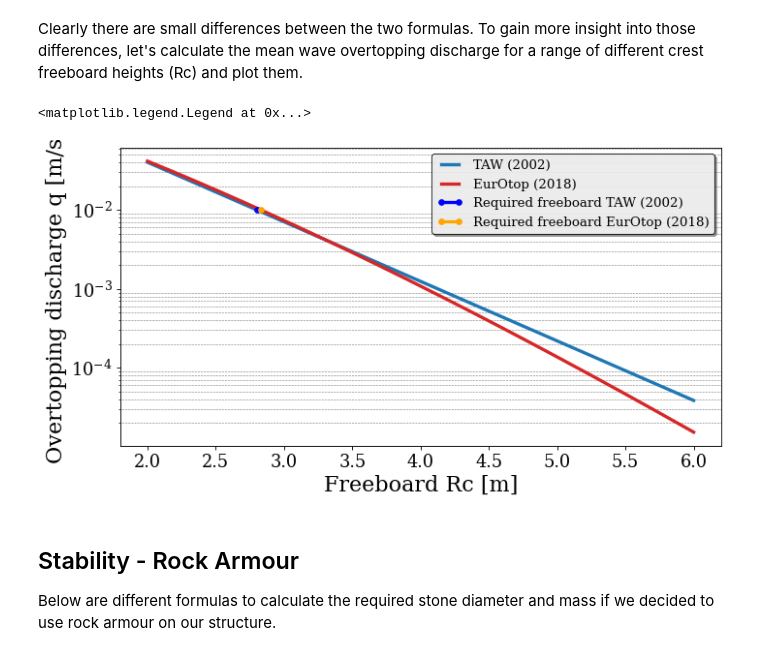
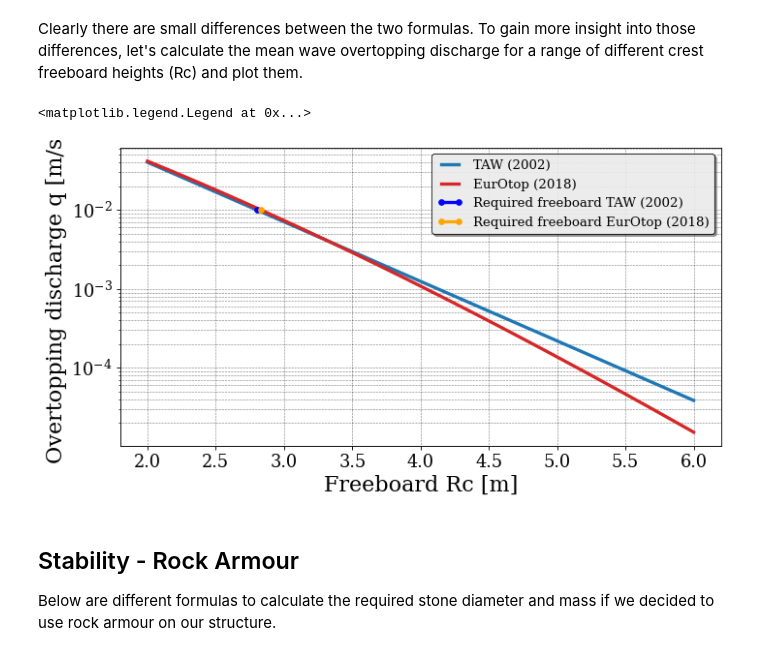
Before and after one commit to Deltares-research/coastal-structures-toolbox, a Jupyter notebook: docs/source/examples.ipynb, the cells around one changed output. Saved outputs shown, nothing was run; the diff lists cells and outputs as text; code cells hidden in the pictures.

```diff
--- a/docs/source/examples.ipynb
+++ b/docs/source/examples.ipynb
@@ -89,35 +89,35 @@ q_eurotop2018, _ = wave_overtopping_eurotop2018.calculate_overtopping_discharge_
     cot_alpha=cot_alpha,
     B_berm=B_berm,
     db=db,
 )
 
 plt.figure(figsize=(10, 5))
 plt.plot(Rc_var, q_taw2002, label="TAW (2002)")
 plt.plot(Rc_var, q_eurotop2018, label="EurOtop (2018)")
 plt.plot(
     Rc_taw2002,
     q_max,
     label="Required freeboard TAW (2002)",
     marker="o",
     markersize=5,
     color="blue",
 )
 plt.plot(
     Rc_eurotop2018,
     q_max,
     label="Required freeboard EurOtop (2018)",
     marker="o",
     markersize=5,
     color="orange",
 )
 plt.yscale("log")
 plt.xlabel("Freeboard Rc [m]")
 plt.ylabel("Overtopping discharge q [m/s]")
-plt.grid(which="both")
+plt.grid(visible=True, which="both")
 plt.legend()
 # %% [output]
 <matplotlib.legend.Legend at 0x...>
-[figure, old version]
+[figure, new version]
 # %% [markdown]
 ## Stability - Rock Armour
 
```
Also changed, not shown: parts of 5 cells of this notebook, 2 other files.
